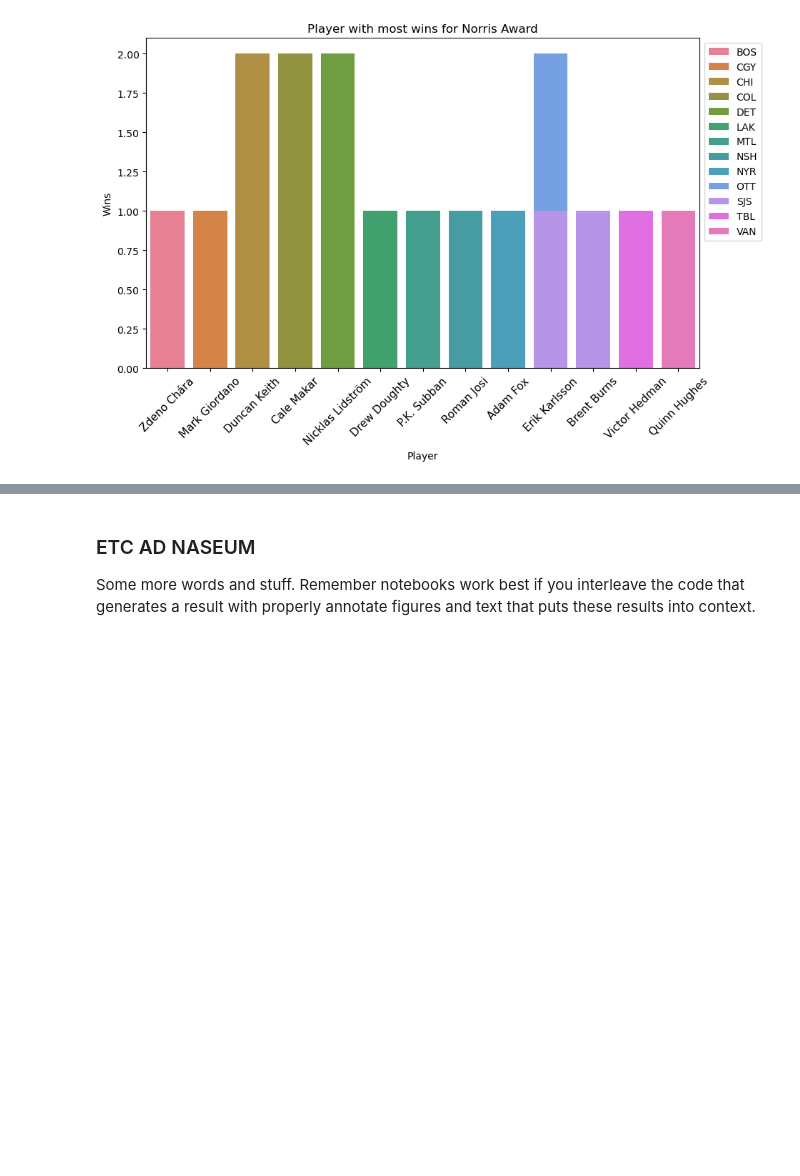
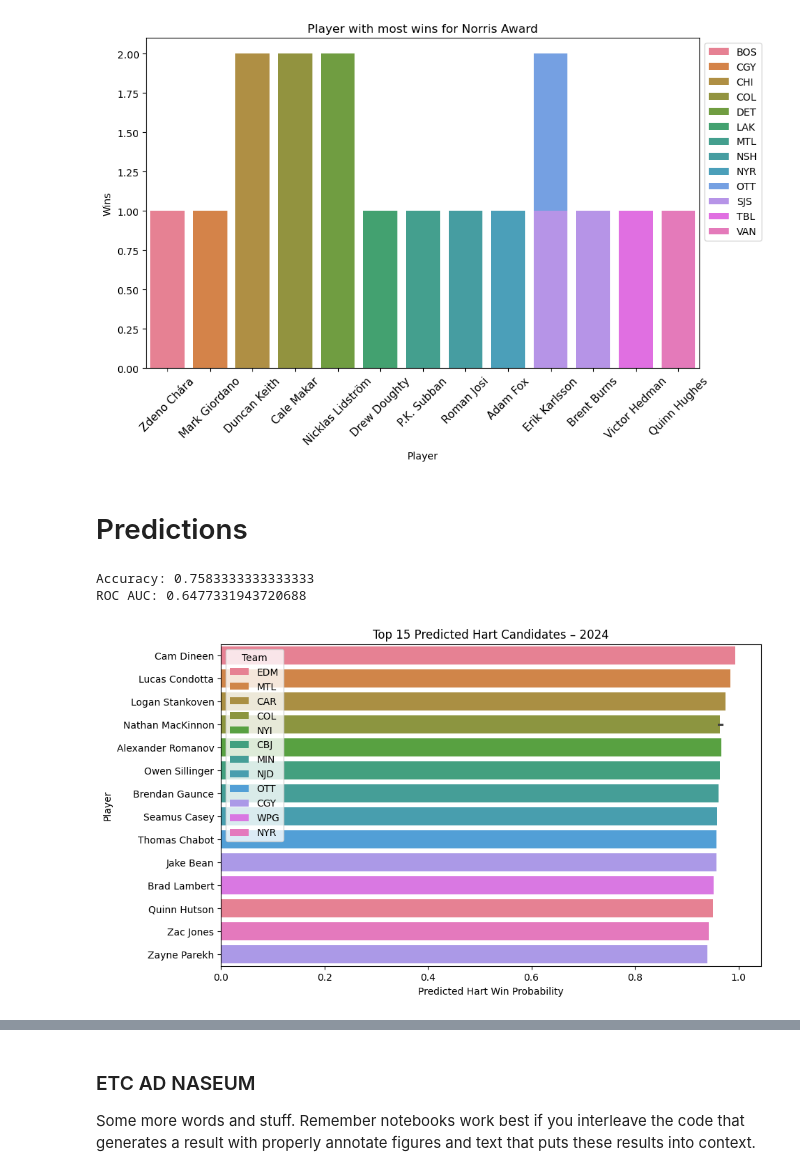
Before and after one commit to COGS108/Group118_WI26, a Jupyter notebook: 03-FinalProject.ipynb, the cells around one changed output, grey strips where cells are left out. Saved outputs shown, nothing was run; the diff lists cells and outputs as text; code cells hidden in the pictures; blank space fills up the shorter version.

Commit message:
Added hart prediction models

```diff
--- a/03-FinalProject.ipynb
+++ b/03-FinalProject.ipynb
@@ -605,3 +605,5 @@ plt.title('Player with most wins for Norris Award')
 # %% [output]
 Text(0.5, 1.0, 'Player with most wins for Norris Award')
 [figure]
+# %% [markdown]
+# Predictions
@@ -607,0 +658,63 @@ Text(0.5, 1.0, 'Player with most wins for Norris Award')
+# %%
+from sklearn.model_selection import train_test_split
+from sklearn.preprocessing import StandardScaler
+from sklearn.linear_model import LogisticRegression
+from sklearn.pipeline import Pipeline
+
+target_col = 'hart_winner'
+
+feature_cols = model_df.select_dtypes(include=['number']).columns.tolist()
+feature_cols = [c for c in feature_cols if c not in ['hart_winner', 'Vote%']]
+
+X = model_df[feature_cols].fillna(0)
+y = model_df[target_col].astype(int)
+
+X_train, X_test, y_train, y_test = train_test_split(
+    X, y, test_size=0.25, random_state=42, stratify=y
+)
+
+logit_clf = Pipeline([
+    ('scaler', StandardScaler()),
+    ('clf', LogisticRegression(max_iter=500, class_weight='balanced')),
+])
+
+logit_clf.fit(X_train, y_train)
+
+from sklearn.metrics import roc_auc_score, accuracy_score
+
+y_pred_proba = logit_clf.predict_proba(X_test)[:, 1]
+y_pred = logit_clf.predict(X_test)
+
+print("Accuracy:", accuracy_score(y_test, y_pred))
+print("ROC AUC:", roc_auc_score(y_test, y_pred_proba))
+# %% [output]
+Accuracy: 0.7583333333333333
+ROC AUC: 0.6477331943720688
+# %%
+current_season = 2024
+
+current_df = players_season[players_season['season'] == current_season].copy()
+
+X_current = current_df[feature_cols].fillna(0)
+
+current_df['hart_prob'] = logit_clf.predict_proba(X_current)[:, 1]
+
+predictions = (
+    current_df[['name', 'team', 'position', 'hart_prob']]
+    .sort_values('hart_prob', ascending=False)
+)
+
+predictions.head(15)
+
+
+top15 = predictions.head(15)
+
+plt.figure(figsize=(10,6))
+sns.barplot(data=top15, x='hart_prob', y='name', hue='team')
+plt.title(f"Top 15 Predicted Hart Candidates – {current_season}")
+plt.xlabel("Predicted Hart Win Probability")
+plt.ylabel("Player")
+plt.legend(title="Team")
+plt.show()
+# %% [output]
+[figure, added]
```
Also changed, not shown: parts of 7 cells of this notebook.
